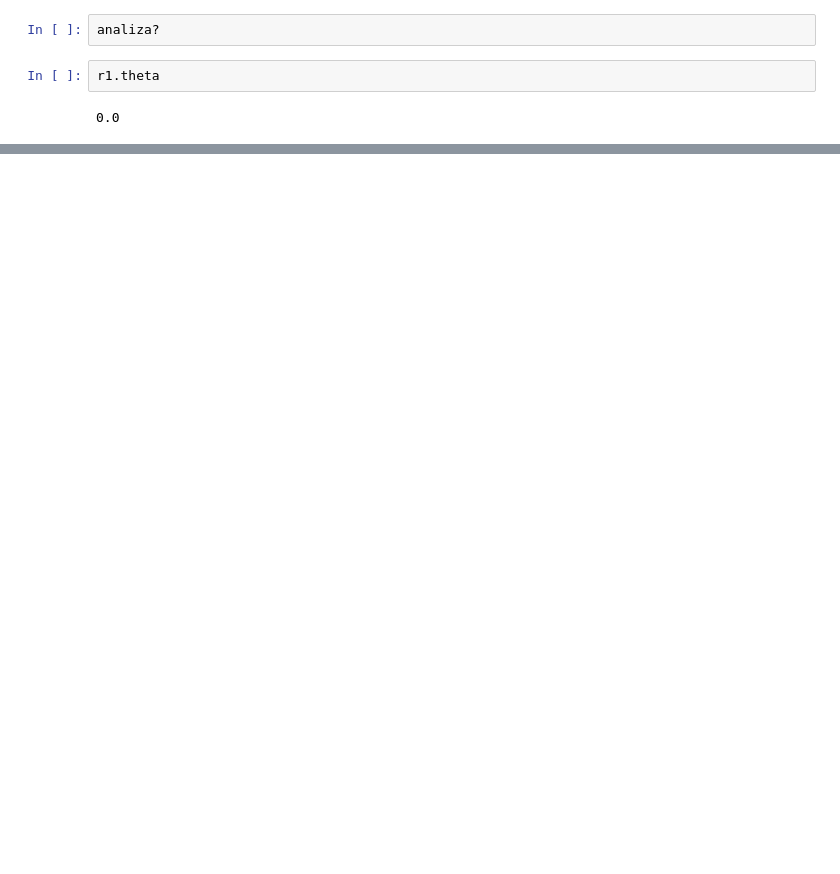
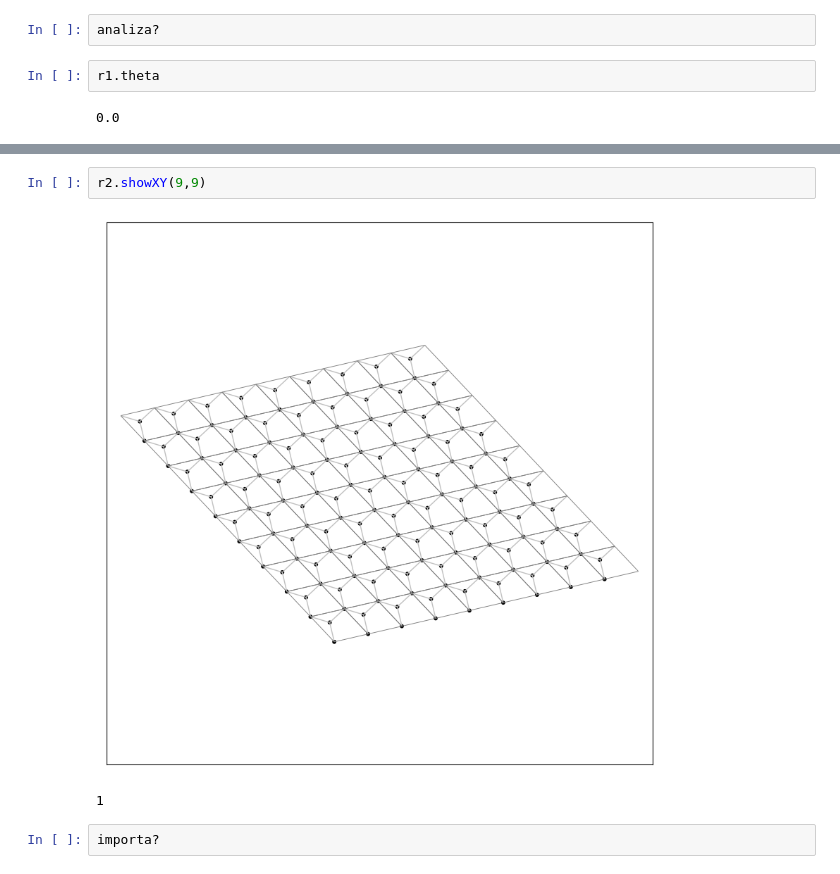
Before and after one commit to OssielAg/SS, a Jupyter notebook: SuperCell/resultados.ipynb, the cells around one changed output, grey strips where cells are left out. Cells and saved outputs as stored; diff of their text form; blank space fills up the shorter version.

```diff
--- a/SuperCell/resultados.ipynb
+++ b/SuperCell/resultados.ipynb
@@ -130,0 +325,7 @@ r1.theta
+# %%
+r2.showXY(9,9)
+# %% [output]
+[figure, added]
+1
+# %%
+importa?
```
Also changed, not shown: parts of 29 cells of this notebook, 5 other files.
